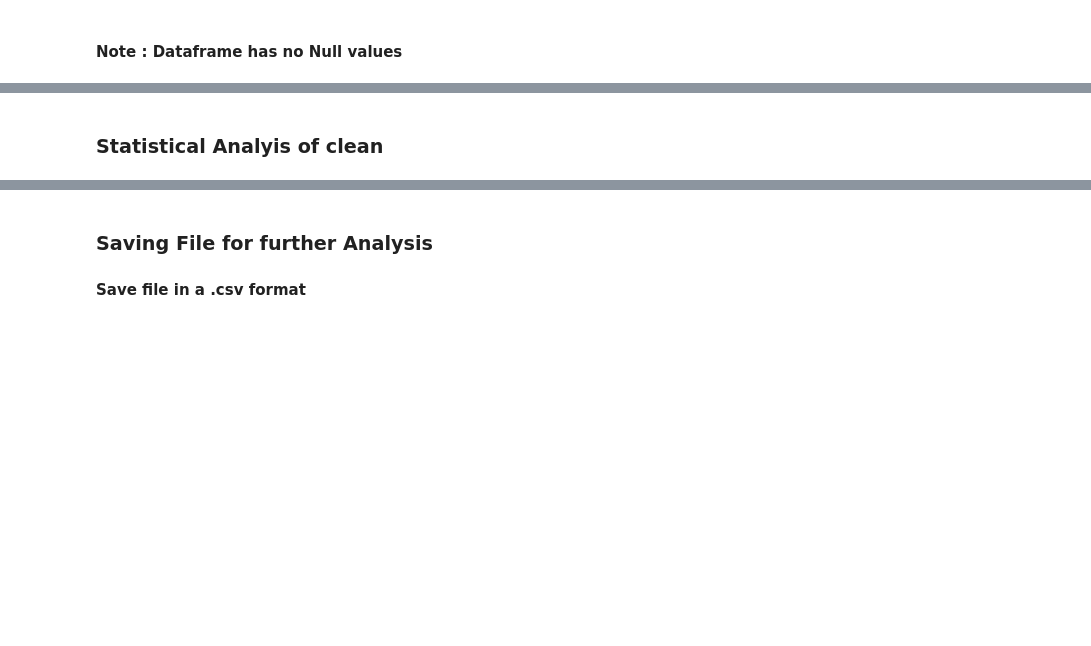
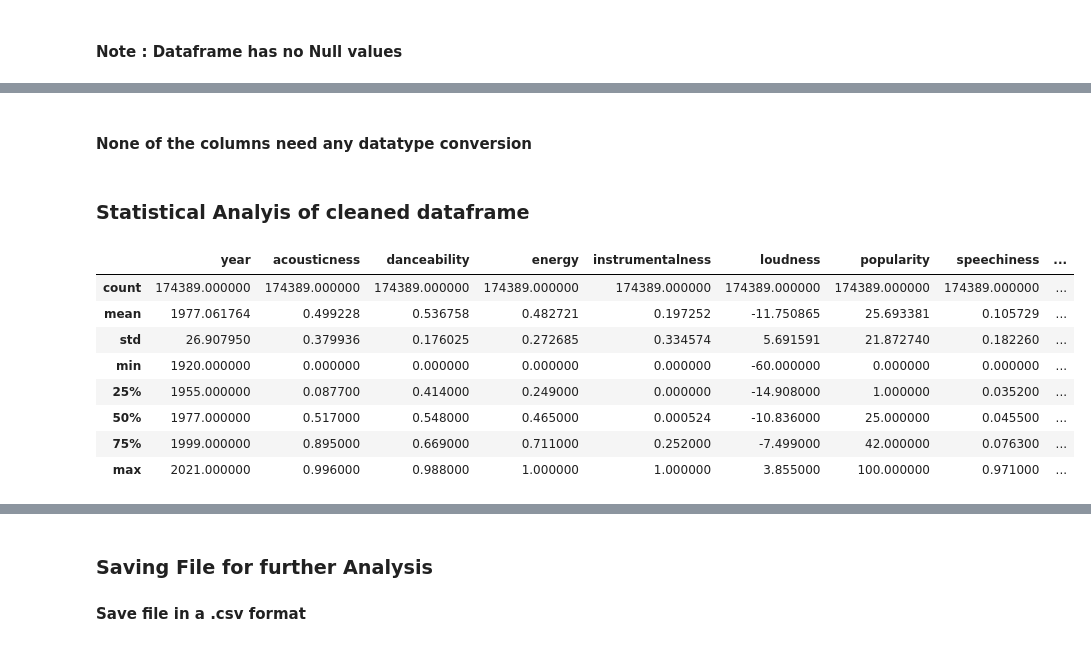
Before and after one commit to divya-gh/Spotify_Music_Analysis, a Jupyter notebook: Spotify_Cleanup.ipynb, the cells around one changed output, grey strips where cells are left out. Cells and saved outputs as stored; diff of their text form; code cells hidden in the pictures; blank space fills up the shorter version.

Commit message:
saving cleaned file as csv

```diff
--- a/Spotify_Cleanup.ipynb
+++ b/Spotify_Cleanup.ipynb
@@ -79,3 +79,3 @@ Spotify_selected_features
 # %%
-Spotify_selected_features["artists"]=Spotify_selected_features["artists"].map(lambda x: x.lstrip("['").rstrip("']"))
-Spotify_selected_features["artists"]=Spotify_selected_features["artists"].str.replace("'","").str.replace('"',"")
+Spotify_selected_features["artists"]=Spotify_selected_features["artists"].map(lambda x: x.lstrip("['").rstrip("']")).astype(str)
+Spotify_selected_features["artists"]=Spotify_selected_features["artists"].str.replace("'","").str.replace('"',"").astype(str)
@@ -110,2 +137,16 @@ Spotify_clean_df.head()
+# %% [markdown]
+#### None of the columns need any datatype conversion
 # %% [markdown]
-### Statistical Analyis of clean
+### Statistical Analyis of cleaned dataframe
+# %%
+Spotify_clean_df.describe()
+# %% [output]
+|  | year | acousticness | danceability | energy | instrumentalness | loudness | popularity | speechiness | ... |
+| count | 174389.000000 | 174389.000000 | 174389.000000 | 174389.000000 | 174389.000000 | 174389.000000 | 174389.000000 | 174389.000000 | ... |
+| mean | 1977.061764 | 0.499228 | 0.536758 | 0.482721 | 0.197252 | -11.750865 | 25.693381 | 0.105729 | ... |
+| std | 26.907950 | 0.379936 | 0.176025 | 0.272685 | 0.334574 | 5.691591 | 21.872740 | 0.182260 | ... |
+| min | 1920.000000 | 0.000000 | 0.000000 | 0.000000 | 0.000000 | -60.000000 | 0.000000 | 0.000000 | ... |
+| 25% | 1955.000000 | 0.087700 | 0.414000 | 0.249000 | 0.000000 | -14.908000 | 1.000000 | 0.035200 | ... |
+| 50% | 1977.000000 | 0.517000 | 0.548000 | 0.465000 | 0.000524 | -10.836000 | 25.000000 | 0.045500 | ... |
+| 75% | 1999.000000 | 0.895000 | 0.669000 | 0.711000 | 0.252000 | -7.499000 | 42.000000 | 0.076300 | ... |
+| max | 2021.000000 | 0.996000 | 0.988000 | 1.000000 | 1.000000 | 3.855000 | 100.000000 | 0.971000 | ... |
```
Also changed, not shown: parts of 8 cells of this notebook, 1 other file.
